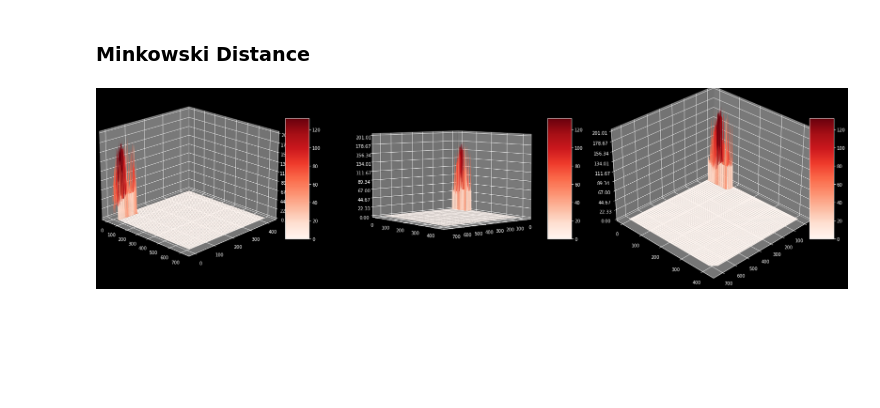
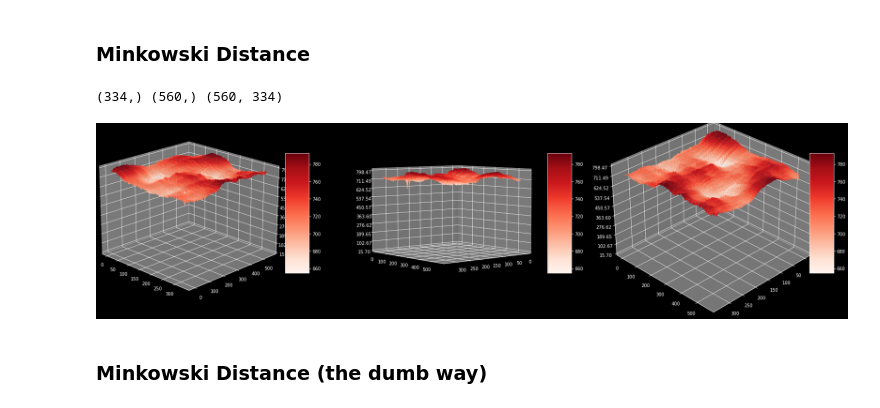
Before and after one commit to hjcostabr76/ml, a Jupyter notebook: cv/template-matching/nb_template_matching_plates.ipynb, the cells around one changed output. Cells and saved outputs as stored; diff of their text form; code cells hidden in the pictures; blank space fills up the shorter version.

Commit message:
feat(cv): implement template matching with minkowski

```diff
--- a/cv/template-matching/nb_template_matching_plates.ipynb
+++ b/cv/template-matching/nb_template_matching_plates.ipynb
@@ -11,9 +11,9 @@ from matplotlib.ticker import LinearLocator
 # %% [markdown]
 ### Constants
 # %%
-PATH_FILE_PLATES = './file/plates.jpg'
-PATH_FILE_PLATE_1 = './file/plate-01.jpg'
-PATH_FILE_PLATE_2 = './file/plate-02.jpg'
+PATH_FILE_PLATES = './file/in-plates.jpg'
+PATH_FILE_PLATE_1 = './file/in-plate-01.jpg'
+PATH_FILE_PLATE_2 = './file/in-plate-02.jpg'
 # %% [markdown]
 ## Plotting Utils
 # %%
@@ -161,63 +167,50 @@ plot3dSurfacesGrid(
 # %% [markdown]
 ### Minkowski Distance
 # %%
+
 # Read images
-img_rgb = cv2.imread(PATH_FILE_PLATES)
-template = cv2.imread(PATH_FILE_PLATE_1)
+imgRgb = cv2.imread(PATH_FILE_PLATES)
+templateRgb = cv2.imread(PATH_FILE_PLATE_1)
 
-# Do the matching
-img_gray = cv2.cvtColor(img_rgb, cv2.COLOR_BGR2GRAY)
-template_gray = cv2.cvtColor(template, cv2.COLOR_BGR2GRAY)
+imgGray = cv2.cvtColor(imgRgb, cv2.COLOR_BGR2GRAY).T
+templateGray = cv2.cvtColor(templateRgb, cv2.COLOR_BGR2GRAY).T
 
-template_gray.shape
-covarMatrix = cv2.matchTemplate(img_gray, template_gray, cv2.TM_CCOEFF_NORMED)
-covarMatrix.shape
+iWidth, iHeight = imgGray.shape
+tWidth, tHeight = templateGray.shape
 
-imgWidth, imgHeight = img_gray.shape
-templateWidth, templateHeight = template_gray.shape
-fuckingMatrix = np.zeros( (imgWidth, imgHeight) )
+# Calculate matrix of distances
+p = 6 # Minkowski Power
+tVec = templateGray.reshape( (templateGray.size,) ).tolist() # Template img matrix 1d array
 
-mikowskiPower = 6
-caray = 50
-for imgX in range(0, imgWidth - templateWidth):
+mWidth = iWidth - tWidth
+mHeight = iHeight - tHeight
+mDistances = np.zeros( (mWidth, mHeight) )
 
-    if imgX > caray:
-        break
+x = 0
+y = 0
 
-    for templateX in range(0, templateWidth):
-        x = imgX + templateX
-
-        if templateX > caray:
-            break
-
-        for imgY in range(0, imgHeight - templateHeight):
-
-            if imgY > caray:
-                break
-
-            for templateY in range(0, templateHeight):
-                y = imgY + templateY
-
-                if y > caray:
-                    break
-
-                imgVec = [x, y, img_gray[x, y]]
-                templateVec = [templateX, templateY, template_gray[templateX, templateY]]
-                fuckingMatrix[x, y] = distance.minkowski(imgVec, templateVec, p=mikowskiPower)
-
-
-# fuckingMatrix.shape
+for x in range(0, mWidth):
+    for y in range(0, mHeight):
+        iSubmatrix = imgGray[ x:(x + tWidth), y:(y + tHeight) ]     # Image submatrix of template size
+        iVec = iSubmatrix.reshape( (iSubmatrix.size,) ).tolist()    # Image submatrix as 1d array
+        mDistances[x, y] = distance.minkowski(iVec, tVec, p=p)
 
 # Build grid
-meshX = np.arange(0, fuckingMatrix.shape[1], 1)
-meshY = np.arange(0, fuckingMatrix.shape[0], 1)
+meshX = np.arange(0, mDistances.shape[1], 1)
+meshY = np.arange(0, mDistances.shape[0], 1)
+
+surfaces = []
+surfaces.append( (meshX, meshY, mDistances) )
 
 # Plot surfaces
 plot3dSurfacesGrid(
-    surfaces=[(meshX, meshY, fuckingMatrix)],
+    surfaces=surfaces,
     gridRows = 1, gridCols = 3,
     colHeight = 10, colWidth = 10,
     positions=[(-45, 20, 9), (50, 5, 10), (45, 30, 8)]
 )
 # %% [output]
+(334,) (560,) (560, 334)
-[figure, old version]
+[figure, new version]
+# %% [markdown]
+### Minkowski Distance (the dumb way)
```
Also changed, not shown: parts of 3 cells of this notebook, 6 other files.
